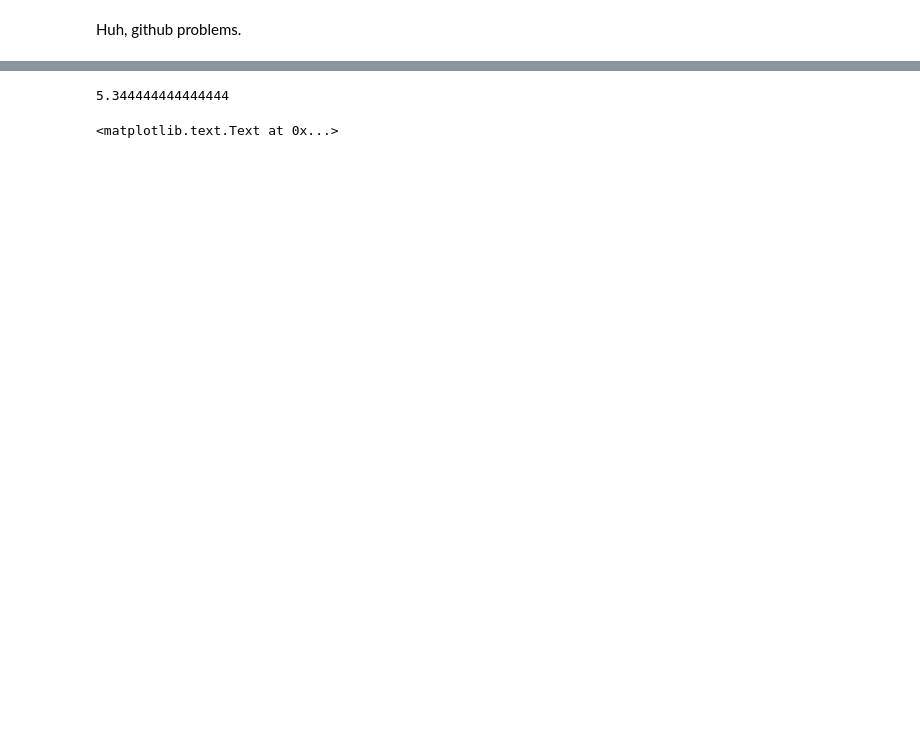
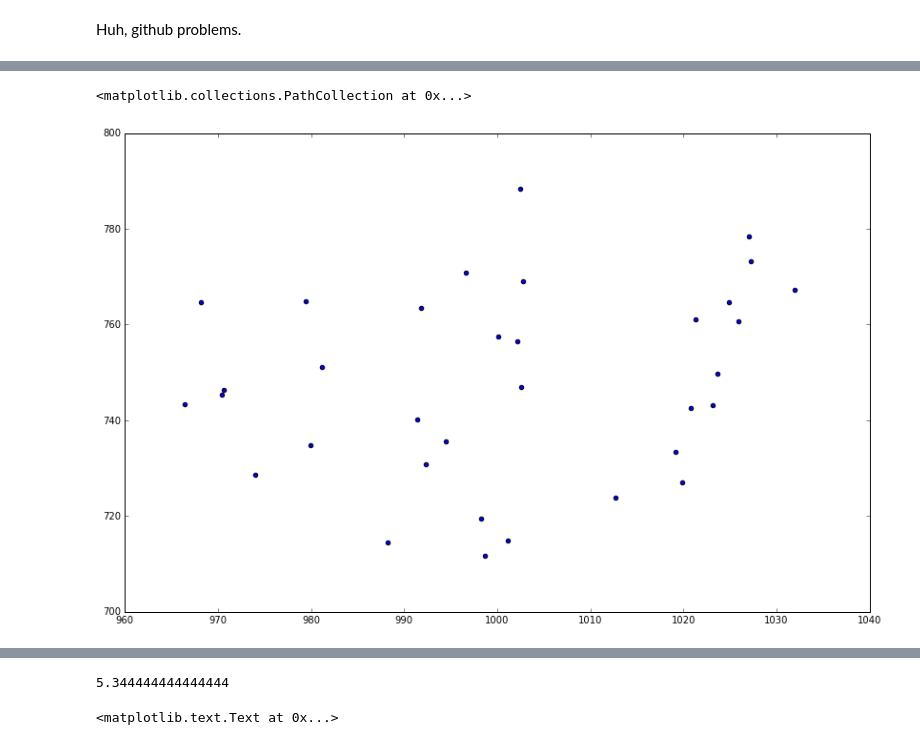
Before and after one commit to AnthonyHorton/astroimsim, a Jupyter notebook: Australian Space Eye.ipynb, the cells around one changed output, grey strips where cells are left out. Cells and saved outputs as stored; diff of their text form; code cells hidden in the pictures; blank space fills up the shorter version.

```diff
--- a/Australian Space Eye.ipynb
+++ b/Australian Space Eye.ipynb
@@ -273,0 +328,5 @@ Huh, github problems.
+# %%
+myVizier = Vizier(columns=['RAJ2000', 'DEJ2000', 'cl', 'imag', 'zmag'], column_filters={'cl':'==6'})
+# %%
+stars = myVizier.query_region(c, radius=2*u.arcminute, catalog='V/139/sdss9')[0]
+stars
@@ -273,0 +354,6 @@ Huh, github problems.
+# %%
+star_pix = noiseless_i.wcs.all_world2pix(stars['RAJ2000'], stars['DEJ2000'], 0)
+plt.scatter(*star_pix)
+# %% [output]
+<matplotlib.collections.PathCollection at 0x...>
+[figure, added]
```
Also changed, not shown: parts of 24 cells of this notebook, 1 other file.
